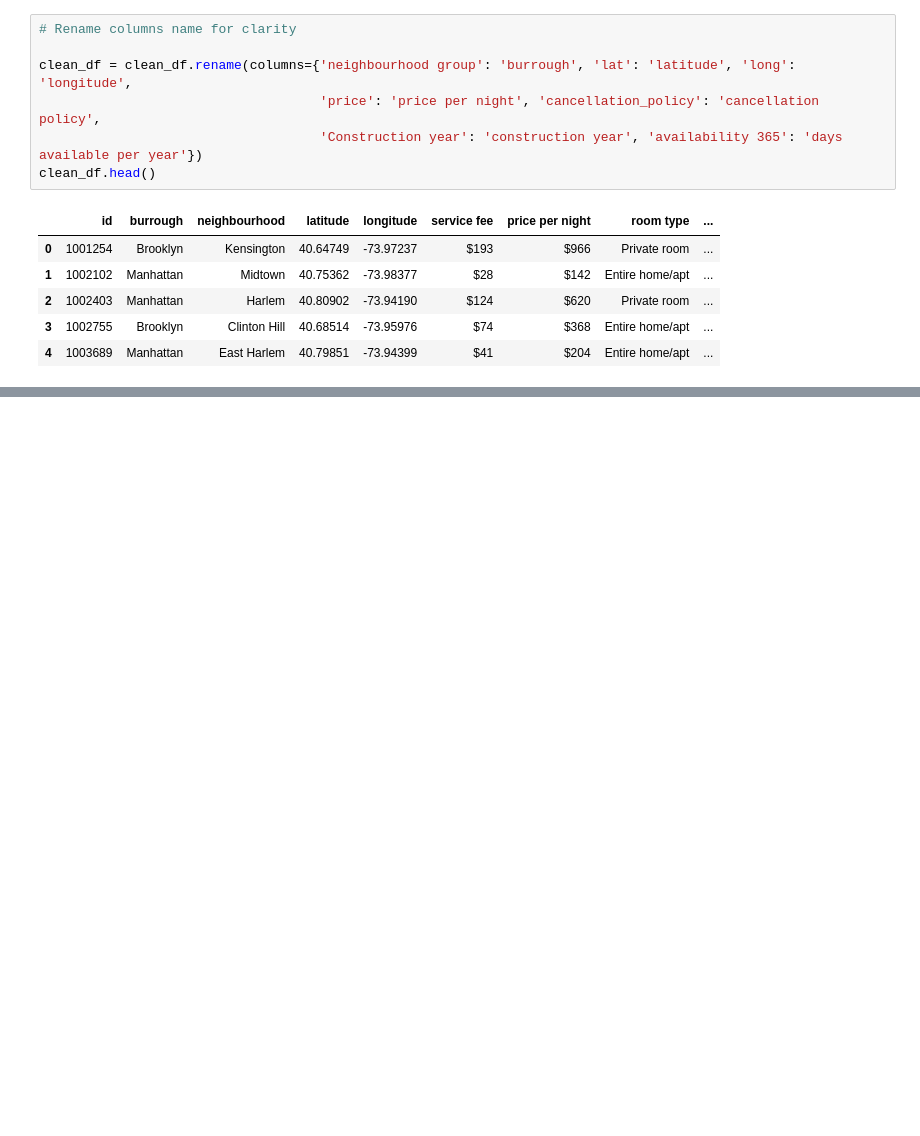
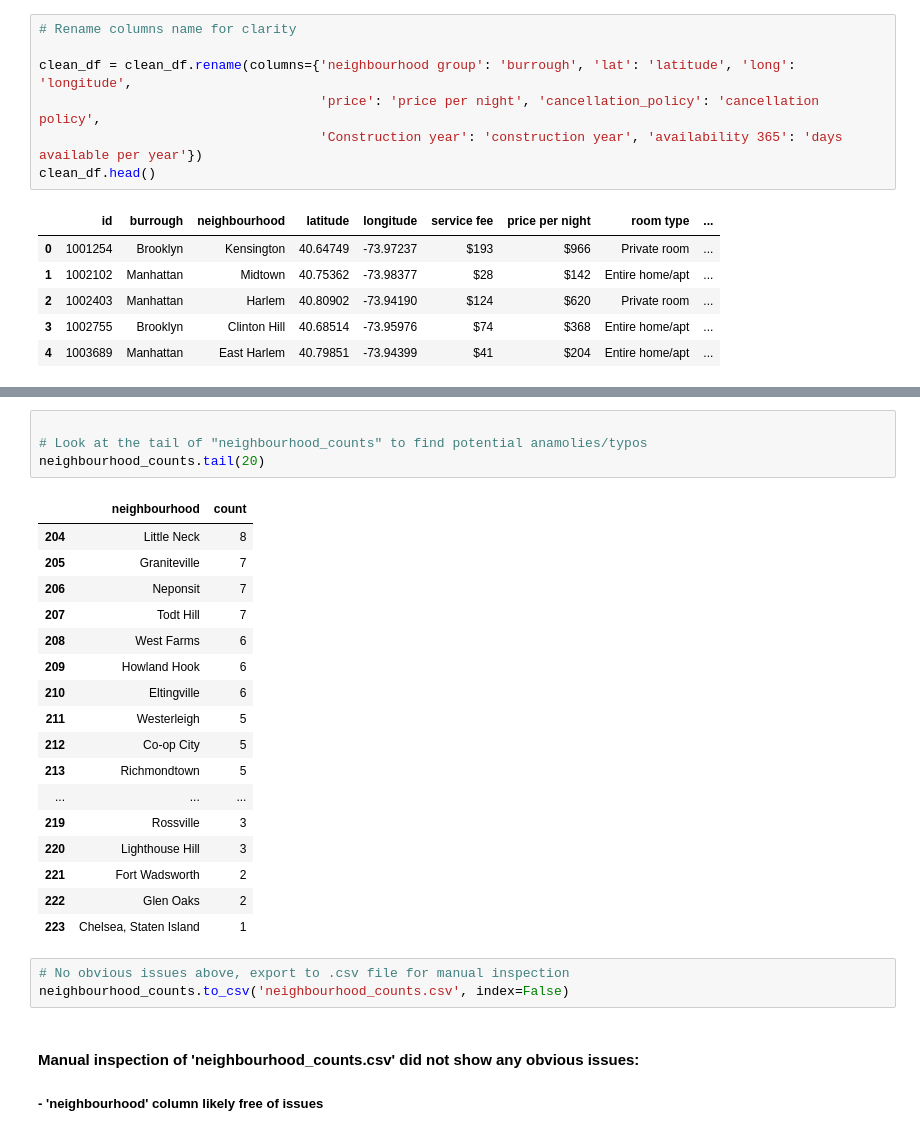
Before and after one commit to nickbartram/team6_project, a Jupyter notebook: main.ipynb, the cells around one changed output, grey strips where cells are left out. Cells and saved outputs as stored; diff of their text form; blank space fills up the shorter version.

```diff
--- a/main.ipynb
+++ b/main.ipynb
@@ -158,0 +206,29 @@ clean_df.head()
+# %%
+
+# Look at the tail of "neighbourhood_counts" to find potential anamolies/typos
+neighbourhood_counts.tail(20)
+# %% [output]
+|  | neighbourhood | count |
+| 204 | Little Neck | 8 |
+| 205 | Graniteville | 7 |
+| 206 | Neponsit | 7 |
+| 207 | Todt Hill | 7 |
+| 208 | West Farms | 6 |
+| 209 | Howland Hook | 6 |
+| 210 | Eltingville | 6 |
+| 211 | Westerleigh | 5 |
+| 212 | Co-op City | 5 |
+| 213 | Richmondtown | 5 |
+| ... | ... | ... |
+| 219 | Rossville | 3 |
+| 220 | Lighthouse Hill | 3 |
+| 221 | Fort Wadsworth | 2 |
+| 222 | Glen Oaks | 2 |
+| 223 | Chelsea, Staten Island | 1 |
+# %%
+# No obvious issues above, export to .csv file for manual inspection
+neighbourhood_counts.to_csv('neighbourhood_counts.csv', index=False)
+# %% [markdown]
+#### Manual inspection of 'neighbourhood_counts.csv' did not show any obvious issues:
+#####
+##### - 'neighbourhood' column likely free of issues
```
Also changed, not shown: parts of 3 cells of this notebook, 1 other file.
